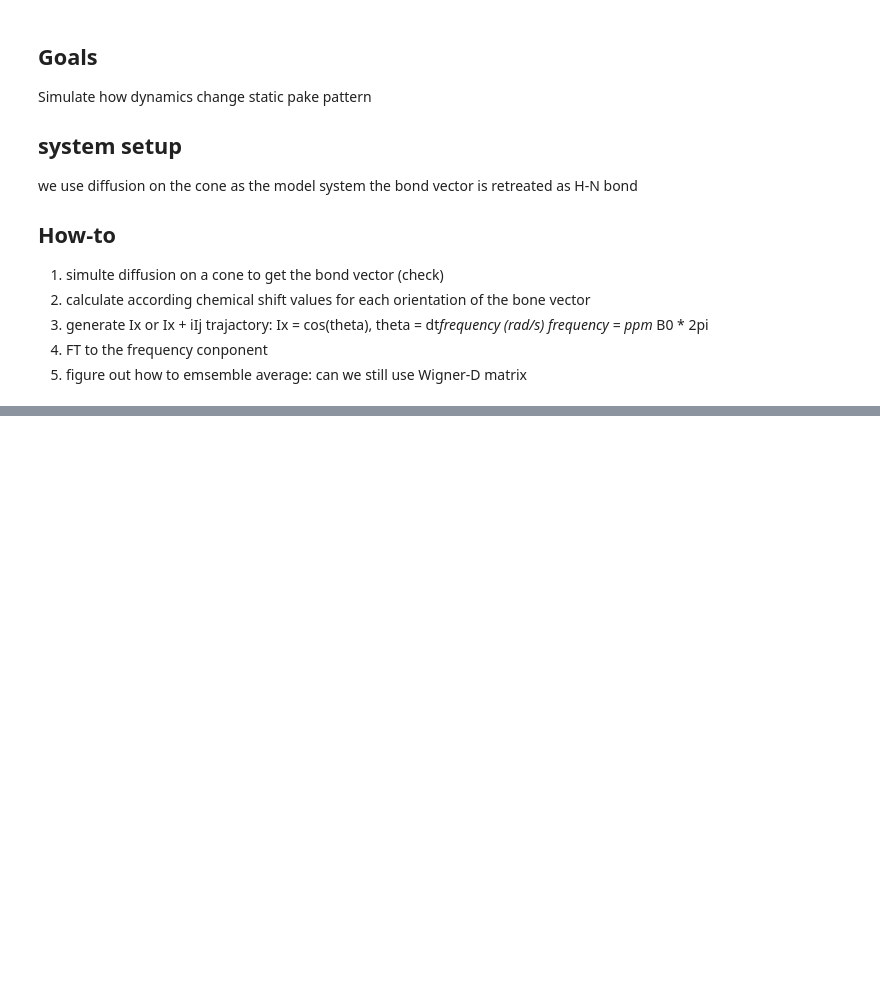
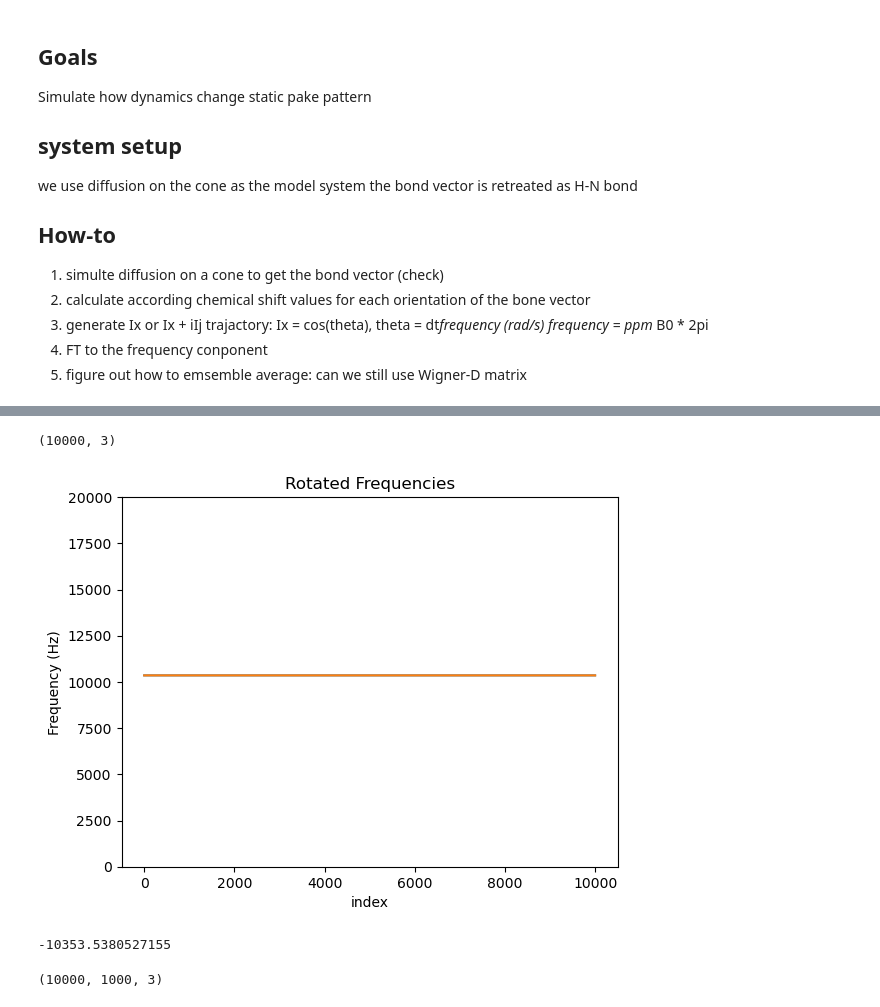
Before and after one commit to Xyunyao/KChannel_torsion_angle, a Jupyter notebook: analysis_notebooks/dynamics_HN.ipynb, the cells around one changed output, grey strips where cells are left out. Cells and saved outputs as stored; diff of their text form; code cells hidden in the pictures; blank space fills up the shorter version.

```diff
--- a/analysis_notebooks/dynamics_HN.ipynb
+++ b/analysis_notebooks/dynamics_HN.ipynb
@@ -161,0 +438,36 @@ def calculate_Ix_trajectory(frequencies, time_points):
+# %%
+# step 5. calculate emsemble average
+
+# in step 2, we calculate the freq for one orientation.
+# now we need to use wigner_D matrix to extend the freq to all orientations
+
+# test one angle first
+rotation_test= rotation_matrix_from_vectors(np.array([1, 0, 0]), np.array([0, 0, 1]))
+#convert to eular angles
+alpha, beta, gamma = R.from_matrix(rotation_test).as_euler('zyz')
+# calculate rotated vector of previous HN_vector
+rotated_vector = HN_vector @ rotation_test[:3, :3]
+print(rotated_vector.shape)
+# calculate the frequencies for this rotated vector
+rotated_freq = xyz2freq(rotated_vector, B0=11.7)
+
+# simulate on a cone
+HN_vector_z = simulate_vector_on_cone(S2=0.85, tau_c=0.0001, dt=1e-6, num_steps=10000)
+frequencies_z = xyz2freq(HN_vector_z, B0=11.7)
+#plot rotated frequencies
+plt.figure()
+plt.plot(rotated_freq)
+plt.plot(frequencies_z)
+plt.title('Rotated Frequencies')
+plt.xlabel('index')
+plt.ylabel('Frequency (Hz)')
+plt.ylim([0, 20000])
+plt.show()
+# %% [output]
+(10000, 3)
+[figure, added]
+# %%
+D_reduced = dipolar_prefactor_Hz(r, gamma1, gamma2)*0.85
+print(D_reduced)
+# %% [output]
+-10353.5380527155
@@ -161,0 +478,16 @@ def calculate_Ix_trajectory(frequencies, time_points):
+# %%
+# simulate ensemble
+from scipy.spatial.transform import Rotation as R
+import numpy as np
+
+HN_vector = simulate_vector_on_cone2(S2=0.85, tau_c=0.0001, dt=1e-6, num_steps=1000,axis=np.array([0,0,1]))
+
+N = 10000
+rot = R.random(num=N)              # Rotation object (not array yet)
+rot_mtx = rot.as_matrix()          # shape (N,3,3)
+ensem_vector = np.einsum('nij,mj->nmi', rot_mtx, HN_vector)  # N,3,3 ; M,3, ->N, M, 3
+
+print(ensem_vector.shape)
+#frequencies_rotated = xyz2freq(ensem_vector, B0)
+# %% [output]
+(10000, 1000, 3)
```
Also changed, not shown: parts of 17 cells of this notebook, 35 other files.
